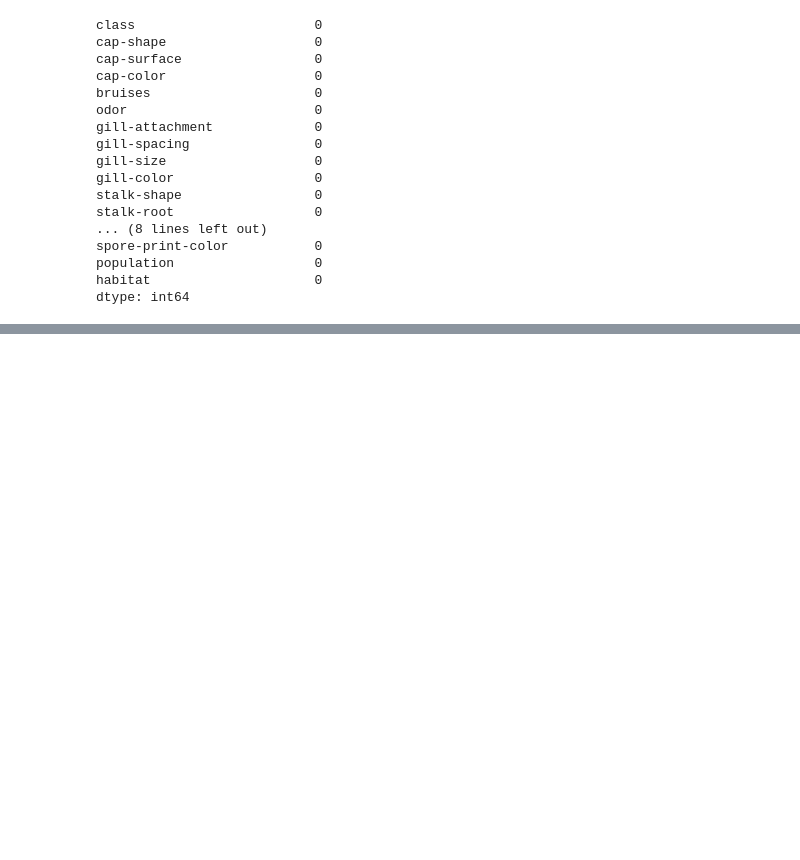
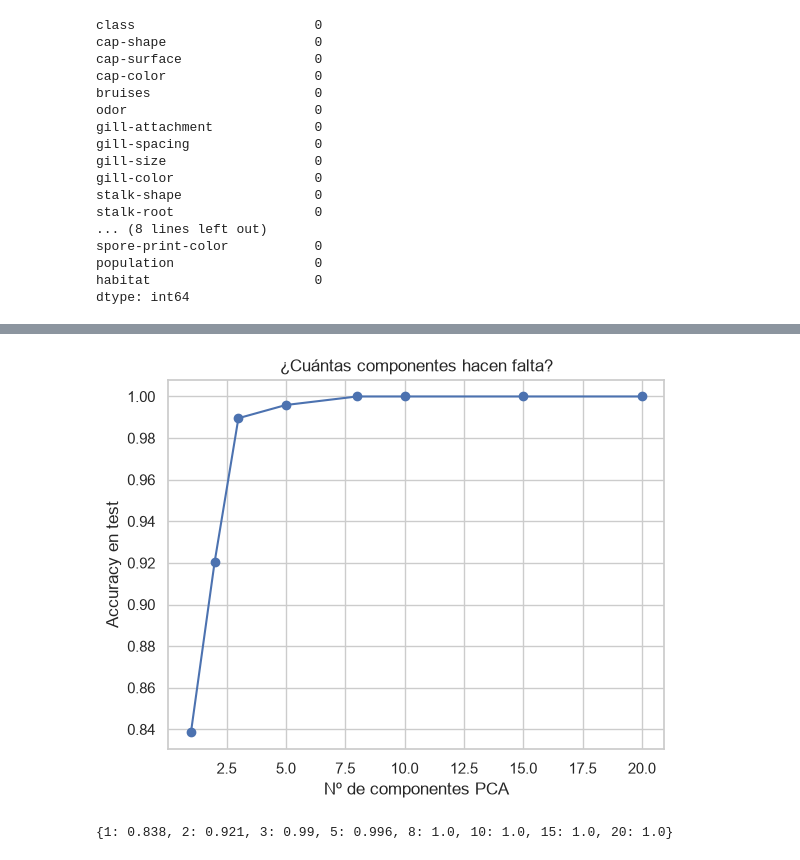
Before and after one commit to IA-P1-BCN/juanCarlos-investigacion-clustering, a Jupyter notebook: workshop-setas.ipynb, the cells around one changed output, grey strips where cells are left out. Saved outputs shown, nothing was run; the diff lists cells and outputs as text; code cells hidden in the pictures; blank space fills up the shorter version.

```diff
--- a/workshop-setas.ipynb
+++ b/workshop-setas.ipynb
@@ -208,0 +221,8 @@ X_train.shape, X_test.shape
+# %%
+from sklearn.ensemble import RandomForestClassifier
+from sklearn.metrics import accuracy_score
+
+rf = RandomForestClassifier(n_estimators=100, random_state=RANDOM_STATE)  # 100 árboles que votan
+rf.fit(X_train, y_train)                    # aprende con train
+acc = accuracy_score(y_test, rf.predict(X_test))  # examen con test (datos que no ha visto)
+print(f"Accuracy con las {X_train.shape[1]} columnas: {acc:.3f}")
@@ -208,0 +245,18 @@ X_train.shape, X_test.shape
+# %%
+n_features = [1, 2, 3, 5, 8, 10, 15, 20]  # valores de n a probar
+scores = []
+
+for n in n_features:
+    pca_n = PCA(n_components=n, random_state=RANDOM_STATE).fit(X_train)  # PCA aprende SOLO con train
+    rf_n = RandomForestClassifier(n_estimators=100, random_state=RANDOM_STATE)
+    rf_n.fit(pca_n.transform(X_train), y_train)
+    scores.append(accuracy_score(y_test, rf_n.predict(pca_n.transform(X_test))))
+
+plt.plot(n_features, scores, marker="o")
+plt.xlabel("Nº de componentes PCA"); plt.ylabel("Accuracy en test")
+plt.title("¿Cuántas componentes hacen falta?")
+plt.show()
+dict(zip(n_features, [round(s, 3) for s in scores]))
+# %% [output]
+[figure, added]
+{1: 0.838, 2: 0.921, 3: 0.99, 5: 0.996, 8: 1.0, 10: 1.0, 15: 1.0, 20: 1.0}
```
Also changed, not shown: parts of 35 cells of this notebook, 5 other files.
